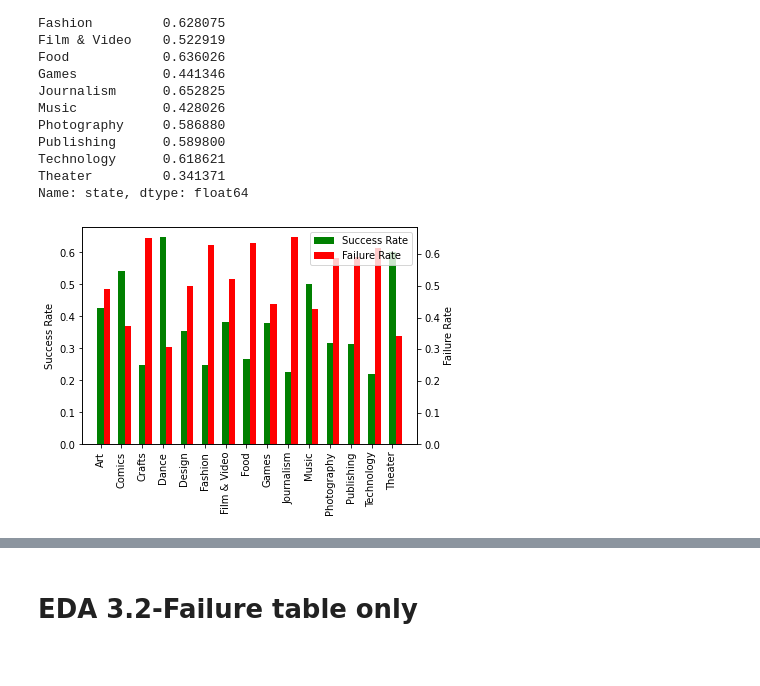
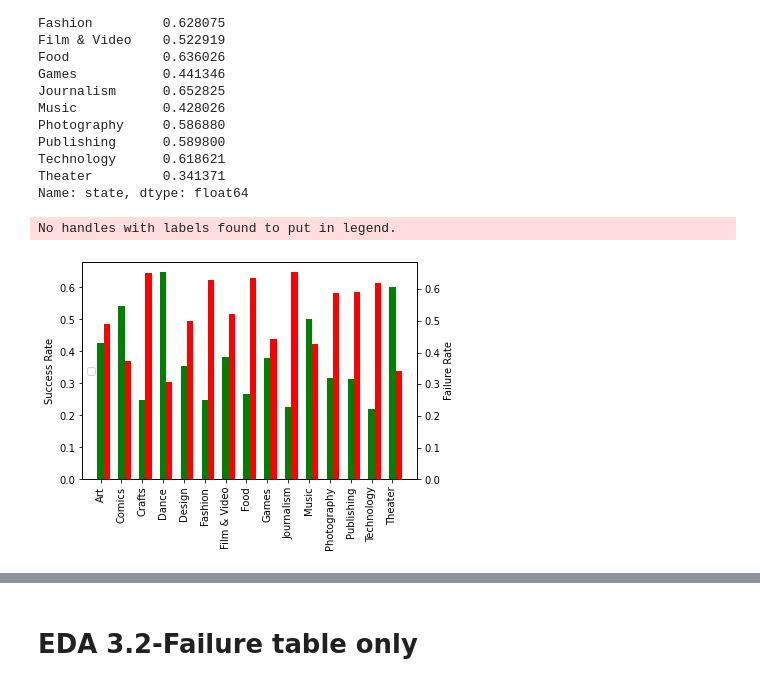
Before and after one commit to TheAidanAu/kickstarter, a Jupyter notebook: EDA2_Kickstaerter.ipynb, the cells around one changed output, grey strips where cells are left out. Saved outputs shown, nothing was run; the diff lists cells and outputs as text; code cells hidden in the pictures.

```diff
--- a/EDA2_Kickstaerter.ipynb
+++ b/EDA2_Kickstaerter.ipynb
@@ -844,29 +842,30 @@ Name: state, dtype: float64
 # %%
 #You can do side by side but it's much harder
 import numpy as np # We're going to import np for np.arange().
 # np.arange(10) is similar to range(10), and it allows us to shift
 # each value in it by the bar width as you can see below.
 main_cat_axis = np.arange(15)
 
 # We need to create subplots in order to overlay two bar plots
 # with proper axes on the left hand side and the right hand side.
 fig, ax1 = plt.subplots()
 
 width = 0.3 # This is the width of each bar in the bar plot.
 plt.xticks(main_cat_axis, df_success_subplot.index, rotation='vertical')
 axis_success_rate = ax1.bar(main_cat_axis, df_success_subplot.values, width,color='green') # for the legend
 plt.ylabel('Success Rate') #y-asix label on the left
 
 # ax1.twinx() gives us the same x-axis with the y-axis on the right.
 ax2 = ax1.twinx()
 axis_failure_rate = ax2.bar(main_cat_axis + width, df_fail_subplot.values,
               width, color='red') # for the legend
 plt.ylabel('Failure Rate') #y-asix label on the right
-plt.legend([axis_success_rate, axis_failure_rate],['Success Rate', 'Failure Rate'],loc='upper right')
+#plt.legend([axis_success_rate, axis_failure_rate],['Success Rate', 'Failure Rate'],loc='upper right')
 #plt.legend(bbox_to_anchor=(1.05, 1.0), loc='upper left')
-#plt.legend(loc='center left', bbox_to_anchor=(1, 0.5))
+plt.legend(loc='center left)
 ##Google how to move hte legend out later ## Royce
 fig = plt.gcf() # get current figure
 plt.show()
 # %% [output]
+No handles with labels found to put in legend.
-[figure, old version]
+[figure, new version]
```
Also changed, not shown: parts of 14 cells of this notebook.
